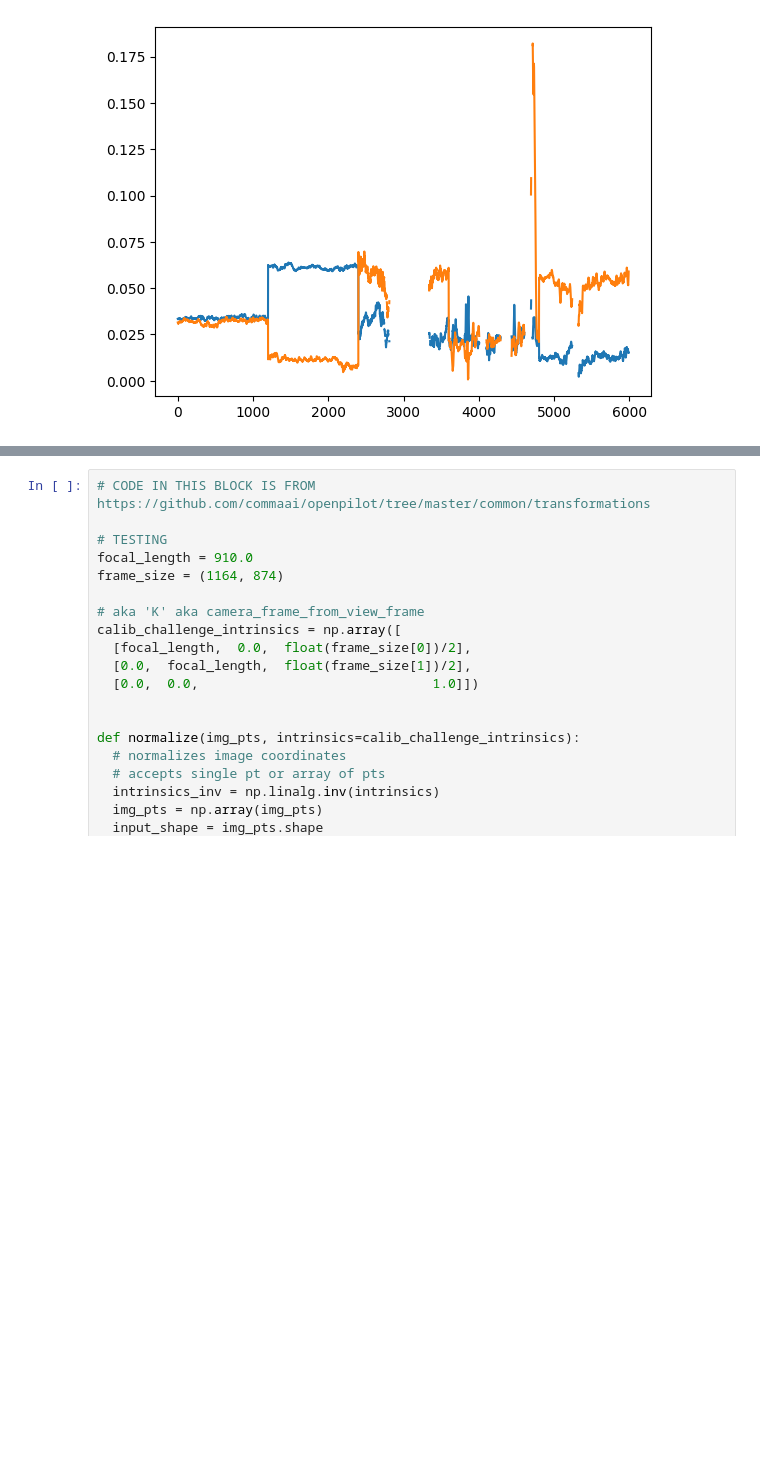
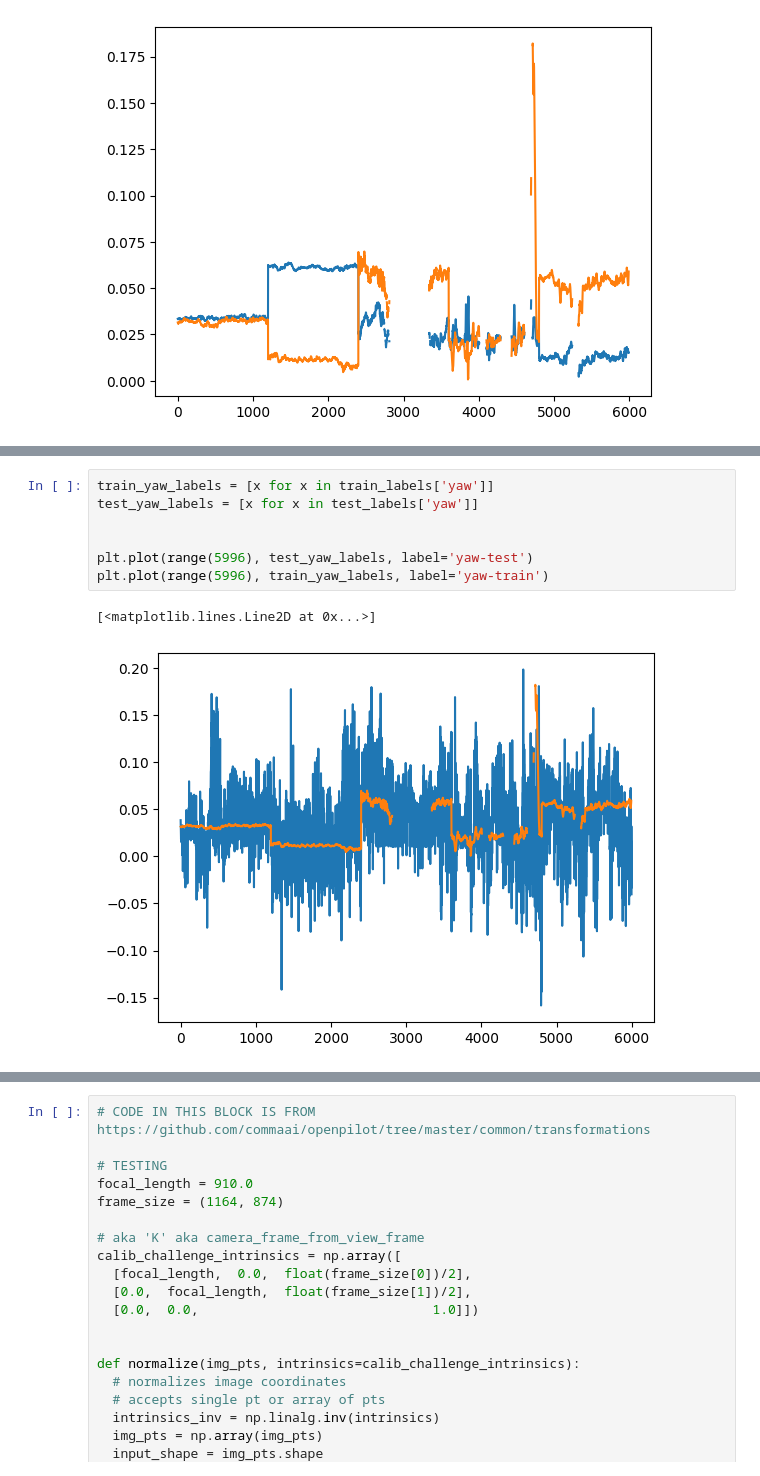
Before and after one commit to connor-henderson/calib_challenge, a Jupyter notebook: eda.ipynb, the cells around one changed output, grey strips where cells are left out. Drawn from its saved outputs; the diff is of its cells as text; blank space fills up the shorter version.

```diff
--- a/eda.ipynb
+++ b/eda.ipynb
@@ -68,3 +78,13 @@ train_labels.plot(kind='line',y='pitch',ax=ax)
+# %%
+train_yaw_labels = [x for x in train_labels['yaw']]
+test_yaw_labels = [x for x in test_labels['yaw']]
+
+
+plt.plot(range(5996), test_yaw_labels, label='yaw-test')
+plt.plot(range(5996), train_yaw_labels, label='yaw-train')
+# %% [output]
+[<matplotlib.lines.Line2D at 0x...>]
+[figure, added]
 # %%
 # yaw comparison
 ax = plt.gca()
```
Also changed, not shown: parts of 15 cells of this notebook, 3 other files.
